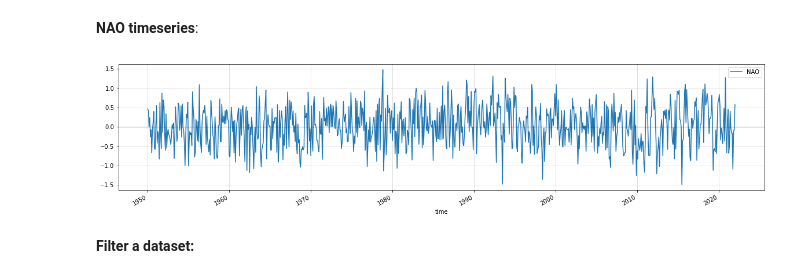
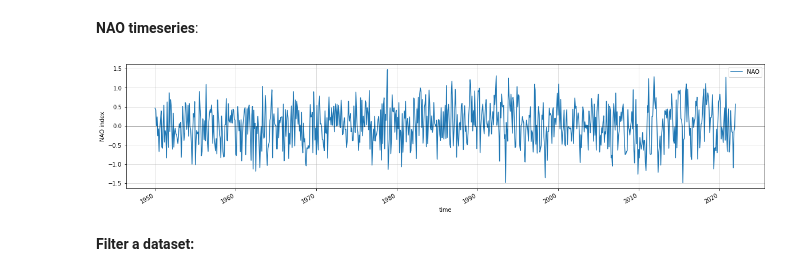
Before and after one commit to d3sp3r4t3Student/Statistical-Data-Analyses, a Jupyter notebook: demo_practical8.ipynb, the cells around one changed output. Saved outputs shown, nothing was run; the diff lists cells and outputs as text; code cells hidden in the pictures.

```diff
--- a/demo_practical8.ipynb
+++ b/demo_practical8.ipynb
@@ -46,13 +46,13 @@ Attributes:
 # %%
 # data_enso.enso.time.values
 data.NAO.plot(figsize=(20, 4), label="NAO")
-plt.ylabel("")
+plt.ylabel("NAO index")
 plt.grid(alpha=0.5)
 plt.axhline(color="k", lw=0.5)
 plt.legend()
 plt.show()
 # %% [output]
-[figure, old version]
+[figure, new version]
 # %% [markdown]
 **Filter a dataset:**
 # %%
```
Also changed, not shown: parts of 2 cells of this notebook, 11 other files.
